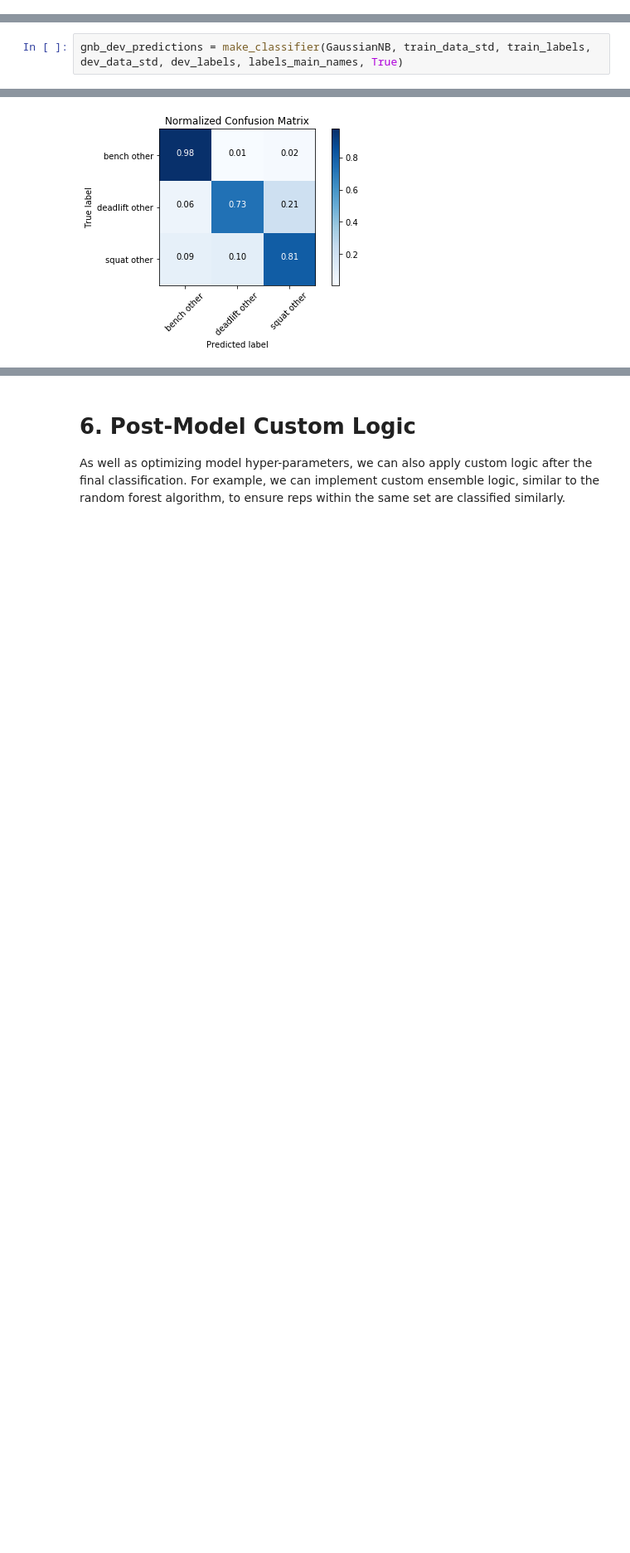
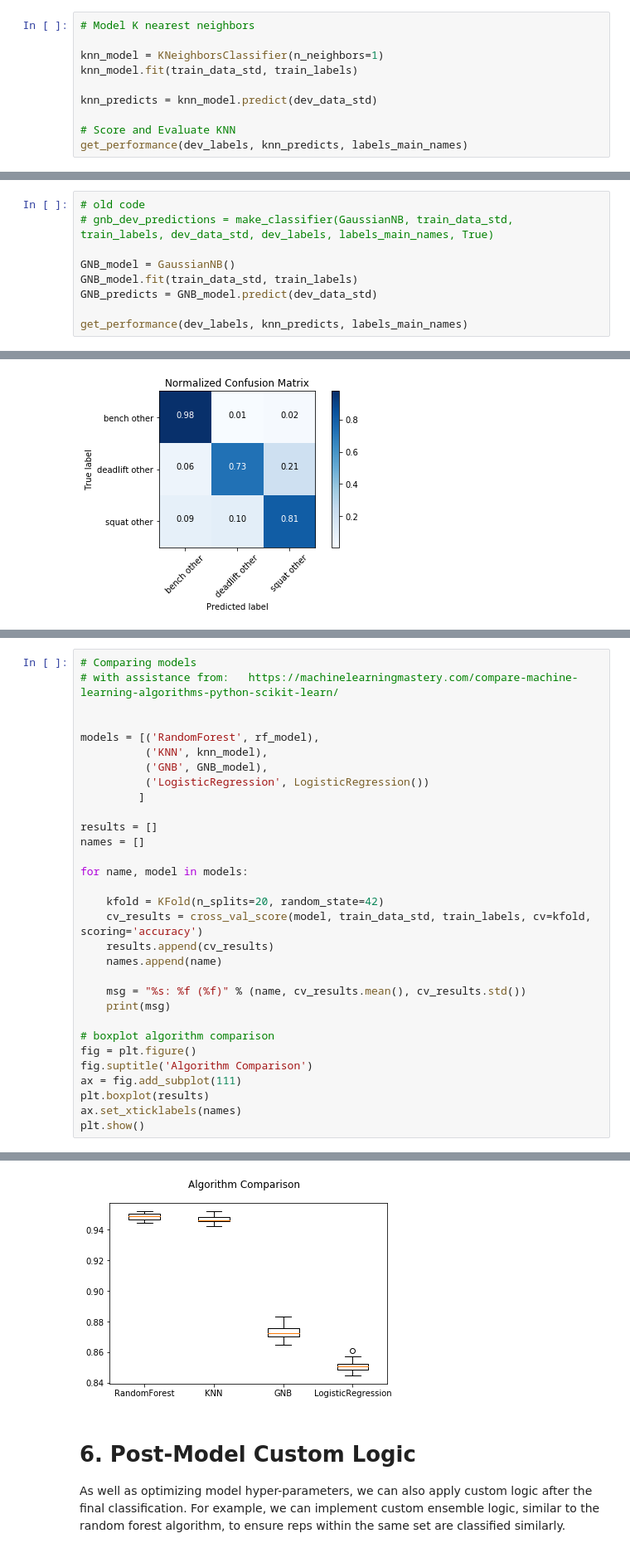
Before and after one commit to YuliaZamriy/W207_Group_Project, a Jupyter notebook: w207_openbarbell_baseline_submission_v2.ipynb, the cells around one changed output, grey strips where cells are left out. Shown at 83% size. Cells and saved outputs as stored; diff of their text form; blank space fills up the shorter version.

Commit message:
adding model comparison
Also started to create global ML models

```diff
--- a/w207_openbarbell_baseline_submission_v2.ipynb
+++ b/w207_openbarbell_baseline_submission_v2.ipynb
@@ -756,3 +761,13 @@ Results for key parameter value = 10
 Accuracy on non-training data: 95.49%
 # %% [markdown]
 ### 5.2.2 Train the model with k = 1
+# %%
+# Model K nearest neighbors
+
+knn_model = KNeighborsClassifier(n_neighbors=1)
+knn_model.fit(train_data_std, train_labels)
+
+knn_predicts = knn_model.predict(dev_data_std)
+
+# Score and Evaluate KNN
+get_performance(dev_labels, knn_predicts, labels_main_names)
@@ -814,5 +828,12 @@ squat other            3193            5160        31794
 # %% [markdown]
 ### 5.3.1 Model without any customization and validate on development data
 # %%
-gnb_dev_predictions = make_classifier(GaussianNB, train_data_std, train_labels, dev_data_std, dev_labels, labels_main_names, True)
+# old code
+# gnb_dev_predictions = make_classifier(GaussianNB, train_data_std, train_labels, dev_data_std, dev_labels, labels_main_names, True)
+
+GNB_model = GaussianNB()
+GNB_model.fit(train_data_std, train_labels)
+GNB_predicts = GNB_model.predict(dev_data_std)
+
+get_performance(dev_labels, knn_predicts, labels_main_names)
 # %% [output]
@@ -945,0 +974,32 @@ squat other            3565            4161        32421
+# %%
+# Comparing models
+# with assistance from:   https://machinelearningmastery.com/compare-machine-learning-algorithms-python-scikit-learn/
+
+
+models = [('RandomForest', rf_model),
+          ('KNN', knn_model),
+          ('GNB', GNB_model),
+          ('LogisticRegression', LogisticRegression())
+         ]
+
+results = []
+names = []
+
+for name, model in models:
+
+    kfold = KFold(n_splits=20, random_state=42)
+    cv_results = cross_val_score(model, train_data_std, train_labels, cv=kfold, scoring='accuracy')
+    results.append(cv_results)
+    names.append(name)
+
+    msg = "%s: %f (%f)" % (name, cv_results.mean(), cv_results.std())
+    print(msg)
+
+# boxplot algorithm comparison
+fig = plt.figure()
+fig.suptitle('Algorithm Comparison')
+ax = fig.add_subplot(111)
+plt.boxplot(results)
+ax.set_xticklabels(names)
+plt.show()
+# %% [output]
@@ -946,3 +1010,4 @@ squat other            3565            4161        32421
+[figure, added]
 # %% [markdown]
 # 6. Post-Model Custom Logic
 
```
Also changed, not shown: parts of 7 cells of this notebook.
